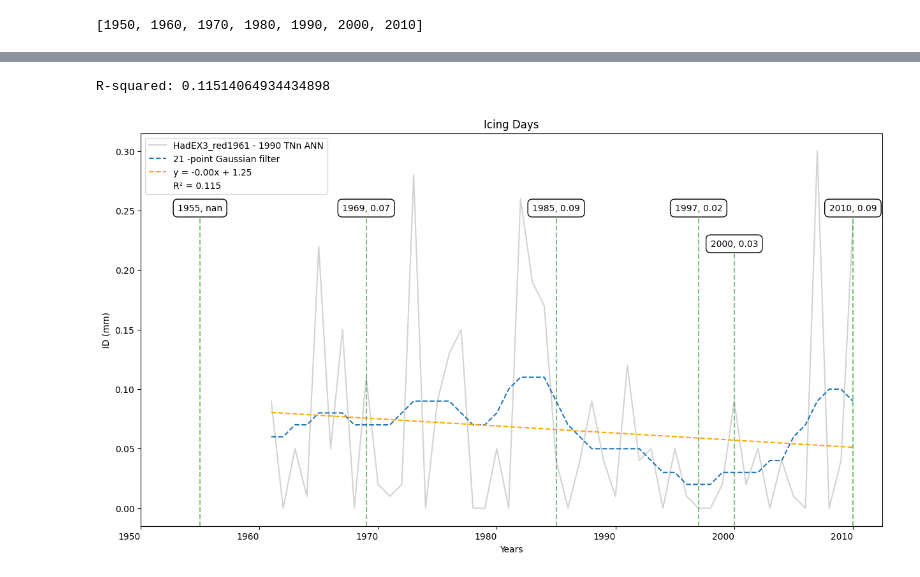
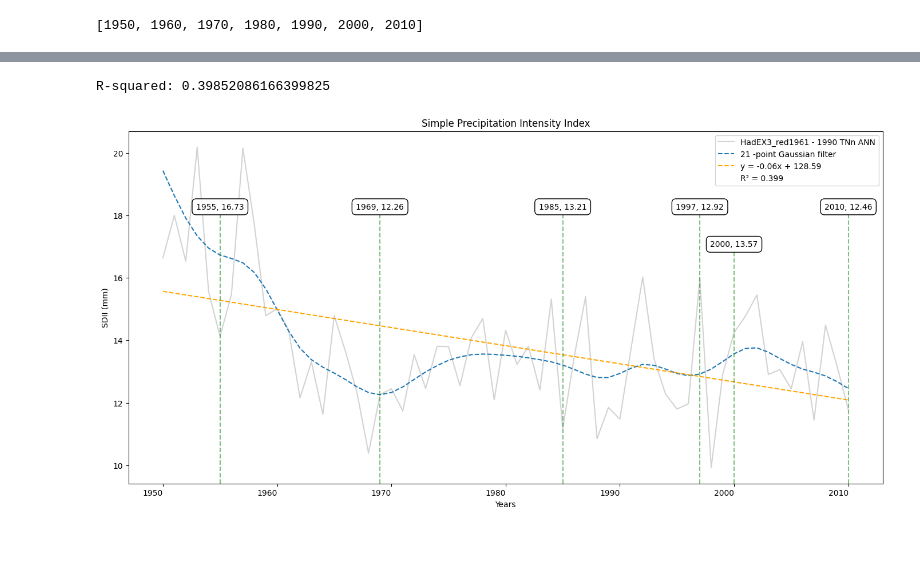
Before and after one commit to sherifabdallah/Meteorological-Data-Analysis, a Jupyter notebook: main.ipynb, the cells around one changed output, grey strips where cells are left out. Saved outputs shown, nothing was run; the diff lists cells and outputs as text; code cells hidden in the pictures; blank space fills up the shorter version.

```diff
--- a/main.ipynb
+++ b/main.ipynb
@@ -1,8 +1,10 @@
 # %%
 XLABEL = "Years"
-YLABEL = "ID (mm)"
-TITLE = "Icing Days"
-FILE_PATH = "id.csv"
+YLABEL = "SDII (mm)"
+TITLE = "Simple Precipitation Intensity Index"
+FILE_PATH = "SDII.csv"
+START_YEAR = 1950
+END_YEAR = 2010
 # %%
 import pandas as pd
 import numpy as np
@@ -20,9 +22,16 @@ file_path = "/content/drive/MyDrive/GMB/" + FILE_PATH  # Replace with the actual
 df = pd.read_csv(file_path)
 # %%
 # Assuming you have a column named 'X' and another column named 'Y'
-x_values = df['a'][0:61]
-y_values_a = df['c'][0:61]
-y_values_b = df['b'][0:61]
+x_values = df['a']
+y_values_a = df['c']
+y_values_b = df['b']
+
+# Extract the desired subset for the years X1 to X2
+subset_mask = (df['a'] >= START_YEAR) & (df['a'] <= END_YEAR)
+
+x_values = df['a'][subset_mask]
+y_values_a = df['c'][subset_mask]
+y_values_b = df['b'][subset_mask]
 # %%
 print("from ", end="")
 print(list(x_values)[0], end="")
@@ -69,8 +78,8 @@ def get_y_value_for_year(year, x_values, y_values):
         return None
 # %%
 # Sample data (replace these with your actual data)
-years = np.arange(1961, 2011).reshape(-1, 1)  # Years from 1955 to 2010
-precipitation = np.array(np.nan_to_num(y_values_a[11:], nan=0))  # Replace with your precipitation values
+years = np.arange(1950, 2011).reshape(-1, 1)  # Years from 1955 to 2010
+precipitation = np.array(y_values_a)  # Replace with your precipitation values
 # Create linear regression model
 model = LinearRegression()
 
@@ -127,10 +101,10 @@ r_squared = model.score(years, precipitation)
 # Print R-squared value
 print("R-squared:", r_squared)
 # %% [output]
-R-squared: 0.11514064934434898
+R-squared: 0.39852086166399825
 # %%
 # Create a figure with a specific size
-plt.figure(figsize=(15, 8))  # Adjust width and height as needed
+plt.figure(figsize=(17, 8))  # Adjust width and height as needed
 
 
 # Plot the data for 'Column_B'
@@ -148,11 +122,8 @@ intercept = model.intercept_
 
 
 
-# Ensure the regression line corresponds to the subset of x_values starting from 1961
-x_values_for_regression = np.arange(1961, 2011).reshape(-1, 1)
-regression_line_subset = model.predict(x_values_for_regression)
-
-plt.plot(x_values_for_regression, regression_line_subset, label=equation, color='orange', linestyle='--')
+# Ensure the regression line corresponds to the subset of x_values starting from 1950
+plt.plot(x_values, regression_line, label=equation, color='orange', linestyle='--')
 
 plt.plot([], [], label=f"R\u00B2 = {round(r_squared, 3)}", color='white')
 
@@ -169,33 +140,33 @@ plt.xticks(x_values_on_graph, rotation=0, ha='right')  # Adjust rotation and spa
 plt.legend()
 
 # Add vertical lines
-boxes_hieght = 0.25
+boxes_hieght = 18.2
 
 plt.axvline(x=1955, color='green', linestyle='--', alpha=0.5, ymax=0.8)
 plt.text(1955, boxes_hieght, f'''{1955}, {get_y_value_for_year(1955, x_values, y_values_a)}''', color='black', ha='center', bbox=dict(facecolor='white', edgecolor='black', boxstyle='round,pad=0.5'))
 
 
 plt.axvline(x=1969, color='green', linestyle='--', alpha=0.5, ymax=0.8)
 plt.text(1969, boxes_hieght, f'''{1969}, {get_y_value_for_year(1969, x_values, y_values_a)}''', color='black', ha='center', bbox=dict(facecolor='white', edgecolor='black', boxstyle='round,pad=0.5'))
 
 
 plt.axvline(x=1985, color='green', linestyle='--', alpha=0.5, ymax=0.8)
 plt.text(1985, boxes_hieght, f'''{1985}, {get_y_value_for_year(1985, x_values, y_values_a)}''', color='black', ha='center', bbox=dict(facecolor='white', edgecolor='black', boxstyle='round,pad=0.5'))
 
 
 plt.axvline(x=1997, color='green', linestyle='--', alpha=0.5, ymax=0.8)
 plt.text(1997, boxes_hieght, f'''{1997}, {get_y_value_for_year(1997, x_values, y_values_a)}''',  color='black', ha='center' , bbox=dict(facecolor='white', edgecolor='black', boxstyle='round,pad=0.5'))
 
 
 plt.axvline(x=2000, color='green', linestyle='--', alpha=0.5, ymax=0.7)
-plt.text(2000, boxes_hieght - 0.02999, f'''{2000}, {get_y_value_for_year(2000, x_values, y_values_a)}''', color='black', ha='center', bbox=dict(facecolor='white', edgecolor='black', boxstyle='round,pad=0.5'))
+plt.text(2000, boxes_hieght - 1.2, f'''{2000}, {get_y_value_for_year(2000, x_values, y_values_a)}''', color='black', ha='center', bbox=dict(facecolor='white', edgecolor='black', boxstyle='round,pad=0.5'))
 
 
 plt.axvline(x=2010, color='green', linestyle='--', alpha=0.5, ymax=0.8)
 plt.text(2010, boxes_hieght, f'''{2010}, {get_y_value_for_year(2010, x_values, y_values_a)}''', color='black', ha='center', bbox=dict(facecolor='white', edgecolor='black', boxstyle='round,pad=0.5'))
 
 
 # Show the plot
 plt.show()
 # %% [output]
-[figure, old version]
+[figure, new version]
```
Also changed, not shown: parts of 7 cells of this notebook.
